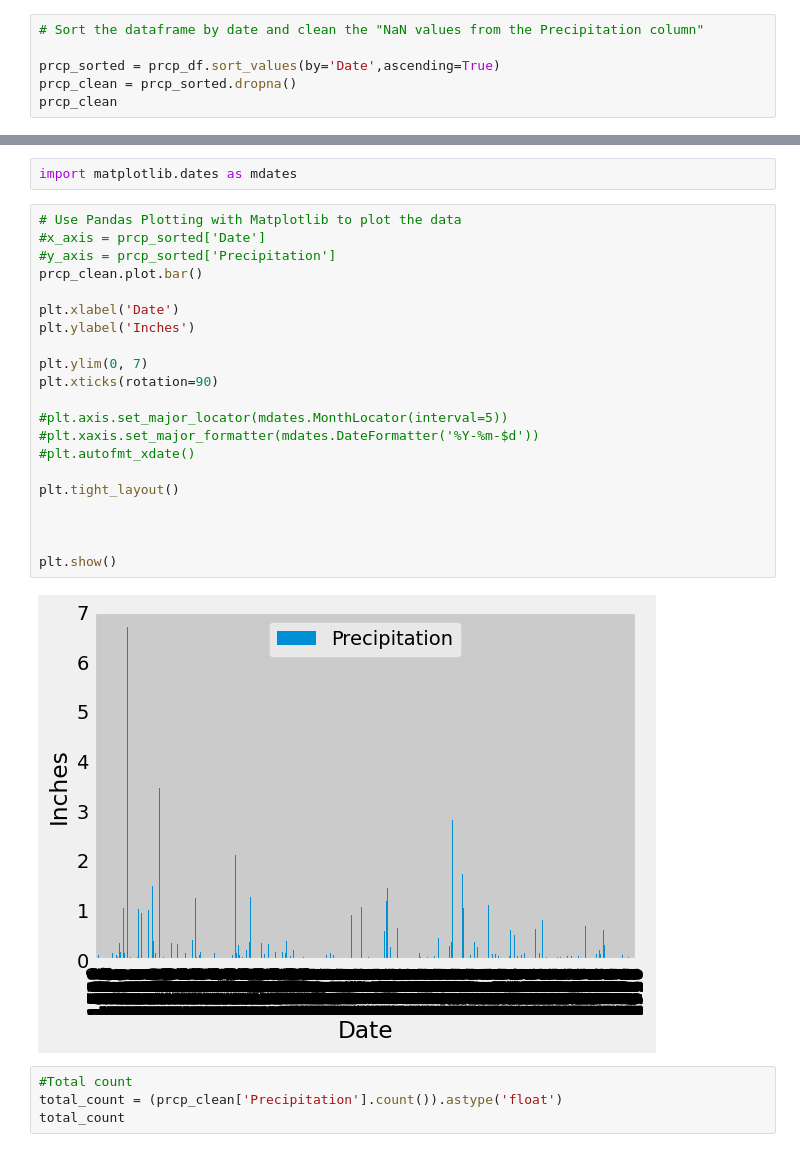
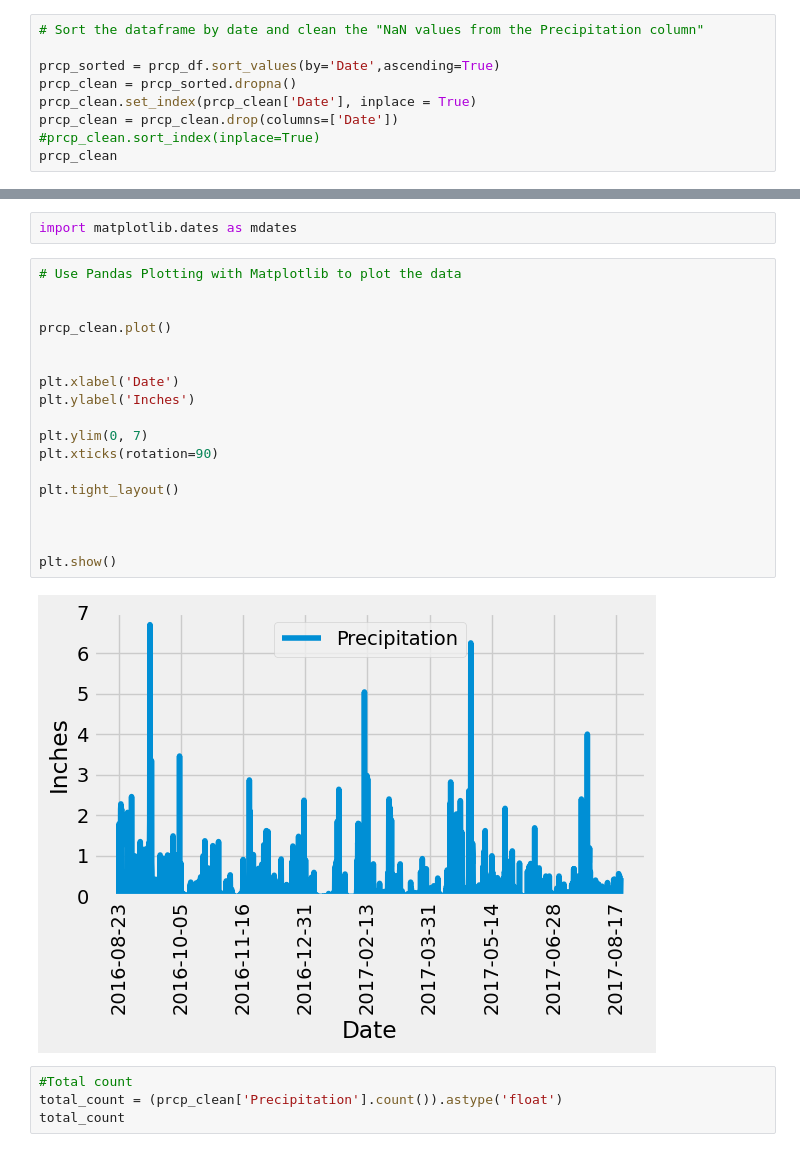
Before and after one commit to adhithirag/sqlalchemy-challenge, a Jupyter notebook: SurfsUp/climate_data.ipynb, the cells around one changed output, grey strips where cells are left out. Cells and saved outputs as stored; diff of their text form.

```diff
--- a/SurfsUp/climate_data.ipynb
+++ b/SurfsUp/climate_data.ipynb
@@ -166,5 +166,8 @@ prcp_df
 
 prcp_sorted = prcp_df.sort_values(by='Date',ascending=True)
 prcp_clean = prcp_sorted.dropna()
+prcp_clean.set_index(prcp_clean['Date'], inplace = True)
+prcp_clean = prcp_clean.drop(columns=['Date'])
+#prcp_clean.sort_index(inplace=True)
 prcp_clean
 # %% [output]
@@ -200,27 +204,24 @@ prcp_clean['Precipitation'].count()
 import matplotlib.dates as mdates
 # %%
 # Use Pandas Plotting with Matplotlib to plot the data
-#x_axis = prcp_sorted['Date']
-#y_axis = prcp_sorted['Precipitation']
-prcp_clean.plot.bar()
+
+
+prcp_clean.plot()
+
 
 plt.xlabel('Date')
 plt.ylabel('Inches')
 
 plt.ylim(0, 7)
 plt.xticks(rotation=90)
 
-#plt.axis.set_major_locator(mdates.MonthLocator(interval=5))
-#plt.xaxis.set_major_formatter(mdates.DateFormatter('%Y-%m-$d'))
-#plt.autofmt_xdate()
-
 plt.tight_layout()
 
 
 
 plt.show()
 # %% [output]
-[figure, old version]
+[figure, new version]
 # %%
 #Total count
 total_count = (prcp_clean['Precipitation'].count()).astype('float')
```
Also changed, not shown: parts of 3 cells of this notebook, 2 other files.
